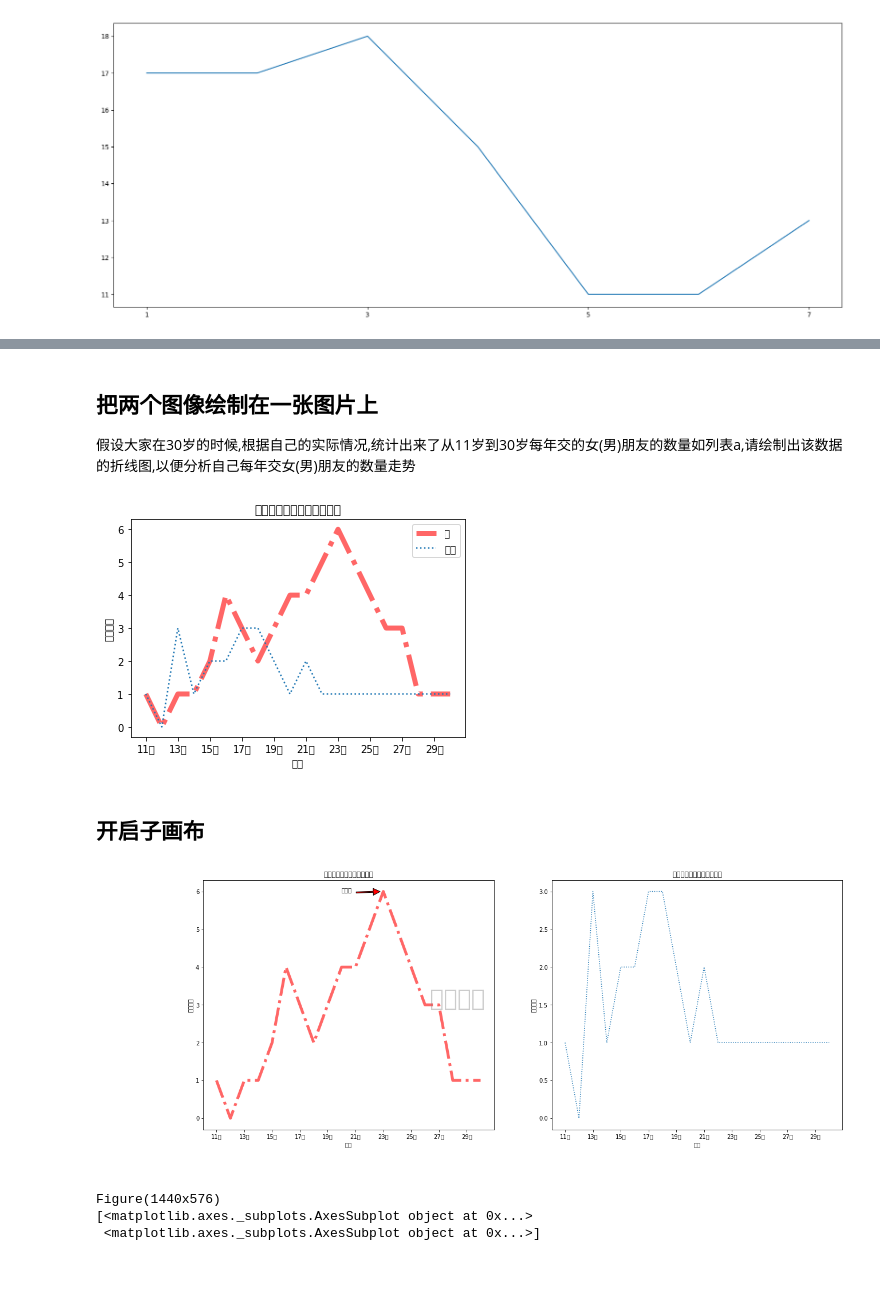
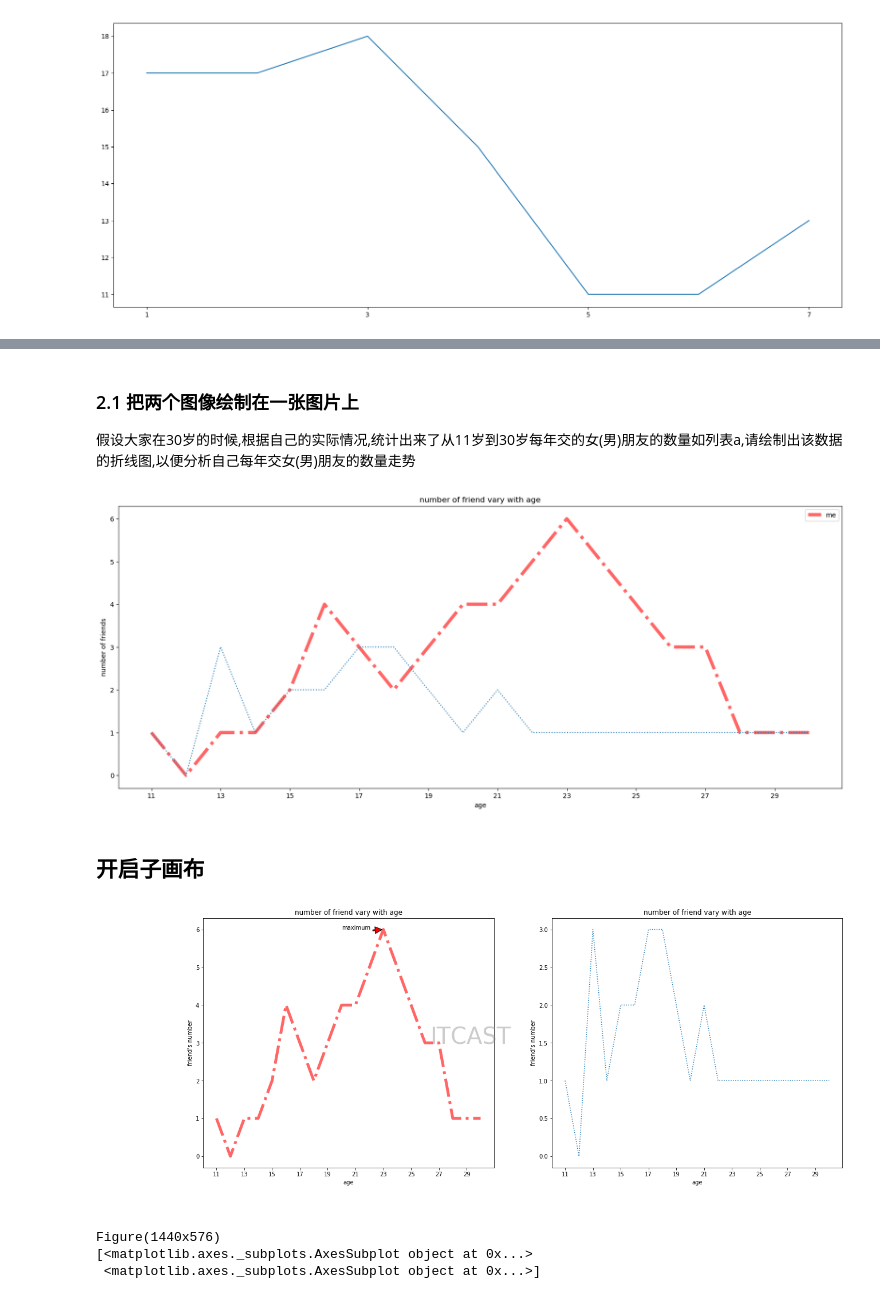
Before and after one commit to superfishie/DataAnalysis_101, a Jupyter notebook: 10 Minutes to Matplotlib.ipynb, the cells around one changed output, grey strips where cells are left out. Saved outputs shown, nothing was run; the diff lists cells and outputs as text; code cells hidden in the pictures; blank space fills up the shorter version.

```diff
--- a/10 Minutes to Matplotlib.ipynb
+++ b/10 Minutes to Matplotlib.ipynb
@@ -79,40 +63,40 @@ plt.show()
 # %% [markdown]
-## 把两个图像绘制在一张图片上
+### 2.1 把两个图像绘制在一张图片上
 
 假设大家在30岁的时候,根据自己的实际情况,统计出来了从11岁到30岁每年交的女(男)朋友的数量如列表a,请绘制出该数据的折线图,以便分析自己每年交女(男)朋友的数量走势
 # %%
+plt.figure(figsize=(20,8),dpi=100)
 x = range(11,31)
 a = [1,0,1,1,2,4,3,2,3,4,4,5,6,5,4,3,3,1,1,1]
 b = [1,0,3,1,2,2,3,3,2,1,2,1,1,1,1,1,1,1,1,1]
 
 
-_xticks = ["{}岁".format(i) for i in x]
-plt.plot(x,a,linewidth=5,linestyle="-.",alpha=0.6,color='r',label='我') #linewidth加粗,alpha透明度
-plt.plot(x,b,linestyle=":",label='同桌') #linestyle 线的样式
+_xticks = ["{}".format(i) for i in x]
+plt.plot(x,a,linewidth=5,linestyle="-.",alpha=0.6,color='r',label='me') #linewidth加粗,alpha透明度
+plt.plot(x,b,linestyle=":",label='') #linestyle 线的样式
 
 plt.xticks(x[::2],_xticks[::2])
-plt.xlabel("年龄")
-plt.ylabel("交友数量")
-plt.title("交友数量随年龄的变化情况")
+plt.xlabel("age")
+plt.ylabel("number of friends")
+plt.title("number of friend vary with age")
 
 plt.legend(loc=0)
 
 plt.show()
 # %% [output]
-[figure, old version]
+[figure, new version]
 # %% [markdown]
 ## 开启子画布
 # %%
 def set_ax(ax):
-    #指定绘图区域
-    plt.sca(ax) #Set the current Axes instance to ax.
+    plt.sca(ax) # 将绘图区域指定到ax,将ax的画布指定为当前画布
     plt.xticks(x[::2],_xticks[::2])
-    plt.xlabel("年龄")
-    plt.ylabel("交友数量")
-    plt.title("交友数量随年龄的变化情况")
+    plt.xlabel("age")
+    plt.ylabel("friend's number")
+    plt.title("number of friend vary with age")
 
     plt.annotate(
-        '最高点',  # 显示字符串
+        'maximum',  # 显示字符串
         xy=(23, 6),  # 箭头位置
         xytext=(20,6),  # 文本位置
         arrowprops=dict(facecolor='red', shrink=0.1, width=2)  # facecolor:箭头颜色；shrink:箭头的起始和结束位置两侧的空白大小；width:箭头宽度
@@ -132,18 +116,18 @@ a = [1,0,1,1,2,4,3,2,3,4,4,5,6,5,4,3,3,1,1,1]
 b = [1,0,3,1,2,2,3,3,2,1,2,1,1,1,1,1,1,1,1,1]
 
 
-_xticks = ["{}岁".format(i) for i in x]
+_xticks = ["{}".format(i) for i in x]
 axes[0].plot(x,a,linewidth=5,linestyle="-.",alpha=0.6,color='r') #linewidth加粗,alpha透明度
 axes[1].plot(x,b,linestyle=":") #linestyle 线的样式
 
 set_ax(axes[0])
 set_ax(axes[1])
-fig.text(0.4, 0.5, '传智播客',fontsize=40,color='gray',alpha=0.4) #加水印
+fig.text(0.4, 0.5, 'ITCAST',fontsize=40,color='gray',alpha=0.4) #加水印
 
 
 plt.show()
 # %% [output]
-[figure, old version]
+[figure, new version]
 # %%
 print(fig)
 print(axes)
```
Also changed, not shown: parts of 8 cells of this notebook.
